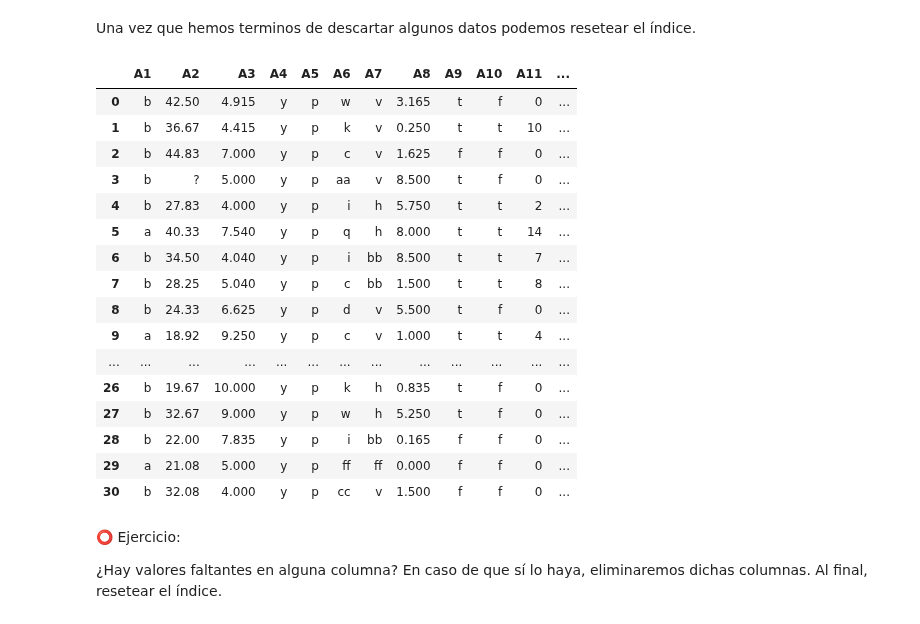
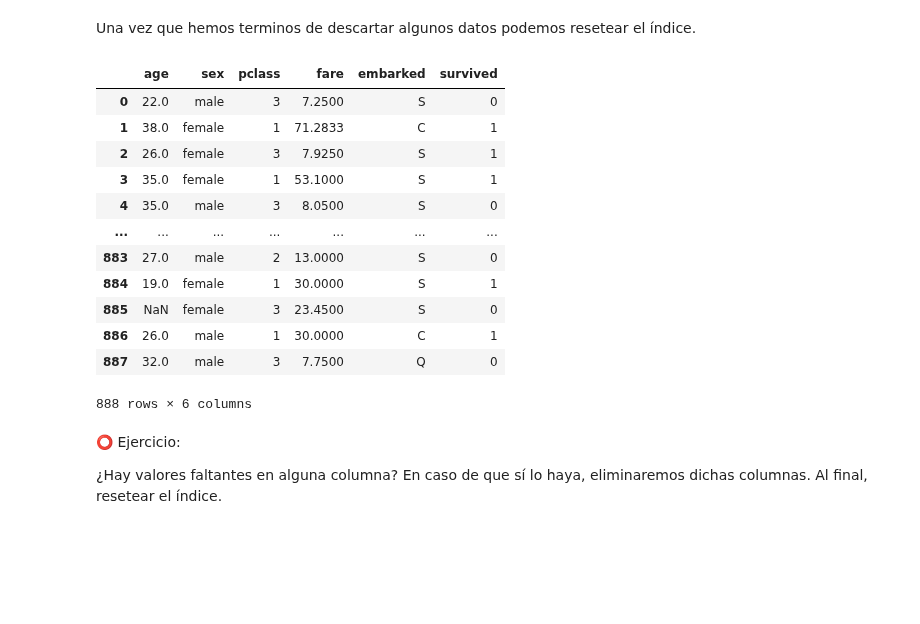
Before and after one commit to DCDPUAEM/DCDP, a Jupyter notebook: 03 Machine Learning/notebooks/01-Introduccion-Preprocesamiento.ipynb, the cells around one changed output. Drawn from its saved outputs; the diff is of its cells as text; code cells hidden in the pictures; blank space fills up the shorter version.

```diff
--- a/03 Machine Learning/notebooks/01-Introduccion-Preprocesamiento.ipynb
+++ b/03 Machine Learning/notebooks/01-Introduccion-Preprocesamiento.ipynb
@@ -250,7 +272,8 @@ Continuamos con el ejemplo de la aprobación de créditos que comenzamos arriba
 import pandas as pd
 from google.colab import data_table
 
-url = 'https://github.com/DCDPUAEM/DCDP/raw/main/03%20Machine%20Learning/data/crx.data'
-df = pd.read_csv(url,header=None)
+url = "https://raw.githubusercontent.com/DCDPUAEM/DCDP/main/03%20Machine%20Learning/data/titanic_corrupted.csv"
+df = pd.read_csv(url,index_col=0)
+print(df.shape)
 data_table.DataTable(df, include_index=True, num_rows_per_page=10)
 # %% [output]
@@ -272,6 +293,0 @@ Cambiamos los nombres de las columnas para hacerlos coincidir con los datos orig
-# %%
-mapping_dict = {j:'A'+str(j+1) for j in range(16)}
-mapping_dict[15] = 'class'
-
-df.rename(columns=mapping_dict, inplace=True)
-df
@@ -396,0 +322,6 @@ See the caveats in the documentation: https://pandas.pydata.org/pandas-docs/stab
+# %%
+cantidad_negativos = df[df['age']<0].shape[0]
+print(f"Cantidad de edades negativas: {cantidad_negativos}")
+
+df = df.drop(index=df[df['age']<0].index.tolist())
+df
@@ -396,0 +345,11 @@ See the caveats in the documentation: https://pandas.pydata.org/pandas-docs/stab
+# %%
+# def cambiar(x):
+#     if x=='yes':
+#         return 1
+#     else:
+#         return 0
+
+# df['survived'] = df['survived'].apply(cambiar)
+
+df['survived'] = df['survived'].apply(lambda x: 1 if x=='yes' else 0)
+df
@@ -397,26 +370,22 @@ See the caveats in the documentation: https://pandas.pydata.org/pandas-docs/stab
 # %% [markdown]
 Una vez que hemos terminos de descartar algunos datos podemos resetear el índice.
 # %%
-df_limpio.reset_index(inplace=True,drop=True)
-df_limpio
+df.reset_index(inplace=True,drop=True)
+df
 # %% [output]
-|  | A1 | A2 | A3 | A4 | A5 | A6 | A7 | A8 | A9 | A10 | A11 | ... |
-| 0 | b | 42.50 | 4.915 | y | p | w | v | 3.165 | t | f | 0 | ... |
-| 1 | b | 36.67 | 4.415 | y | p | k | v | 0.250 | t | t | 10 | ... |
-| 2 | b | 44.83 | 7.000 | y | p | c | v | 1.625 | f | f | 0 | ... |
-| 3 | b | ? | 5.000 | y | p | aa | v | 8.500 | t | f | 0 | ... |
-| 4 | b | 27.83 | 4.000 | y | p | i | h | 5.750 | t | t | 2 | ... |
-| 5 | a | 40.33 | 7.540 | y | p | q | h | 8.000 | t | t | 14 | ... |
-| 6 | b | 34.50 | 4.040 | y | p | i | bb | 8.500 | t | t | 7 | ... |
-| 7 | b | 28.25 | 5.040 | y | p | c | bb | 1.500 | t | t | 8 | ... |
-| 8 | b | 24.33 | 6.625 | y | p | d | v | 5.500 | t | f | 0 | ... |
-| 9 | a | 18.92 | 9.250 | y | p | c | v | 1.000 | t | t | 4 | ... |
-| ... | ... | ... | ... | ... | ... | ... | ... | ... | ... | ... | ... | ... |
-| 26 | b | 19.67 | 10.000 | y | p | k | h | 0.835 | t | f | 0 | ... |
-| 27 | b | 32.67 | 9.000 | y | p | w | h | 5.250 | t | f | 0 | ... |
-| 28 | b | 22.00 | 7.835 | y | p | i | bb | 0.165 | f | f | 0 | ... |
-| 29 | a | 21.08 | 5.000 | y | p | ff | ff | 0.000 | f | f | 0 | ... |
-| 30 | b | 32.08 | 4.000 | y | p | cc | v | 1.500 | f | f | 0 | ... |
+|  | age | sex | pclass | fare | embarked | survived |
+| 0 | 22.0 | male | 3 | 7.2500 | S | 0 |
+| 1 | 38.0 | female | 1 | 71.2833 | C | 1 |
+| 2 | 26.0 | female | 3 | 7.9250 | S | 1 |
+| 3 | 35.0 | female | 1 | 53.1000 | S | 1 |
+| 4 | 35.0 | male | 3 | 8.0500 | S | 0 |
+| ... | ... | ... | ... | ... | ... | ... |
+| 883 | 27.0 | male | 2 | 13.0000 | S | 0 |
+| 884 | 19.0 | female | 1 | 30.0000 | S | 1 |
+| 885 | NaN | female | 3 | 23.4500 | S | 0 |
+| 886 | 26.0 | male | 1 | 30.0000 | C | 1 |
+| 887 | 32.0 | male | 3 | 7.7500 | Q | 0 |
+888 rows × 6 columns
 # %% [markdown]
 ⭕ Ejercicio:
 
```
Also changed, not shown: parts of 99 cells of this notebook.
